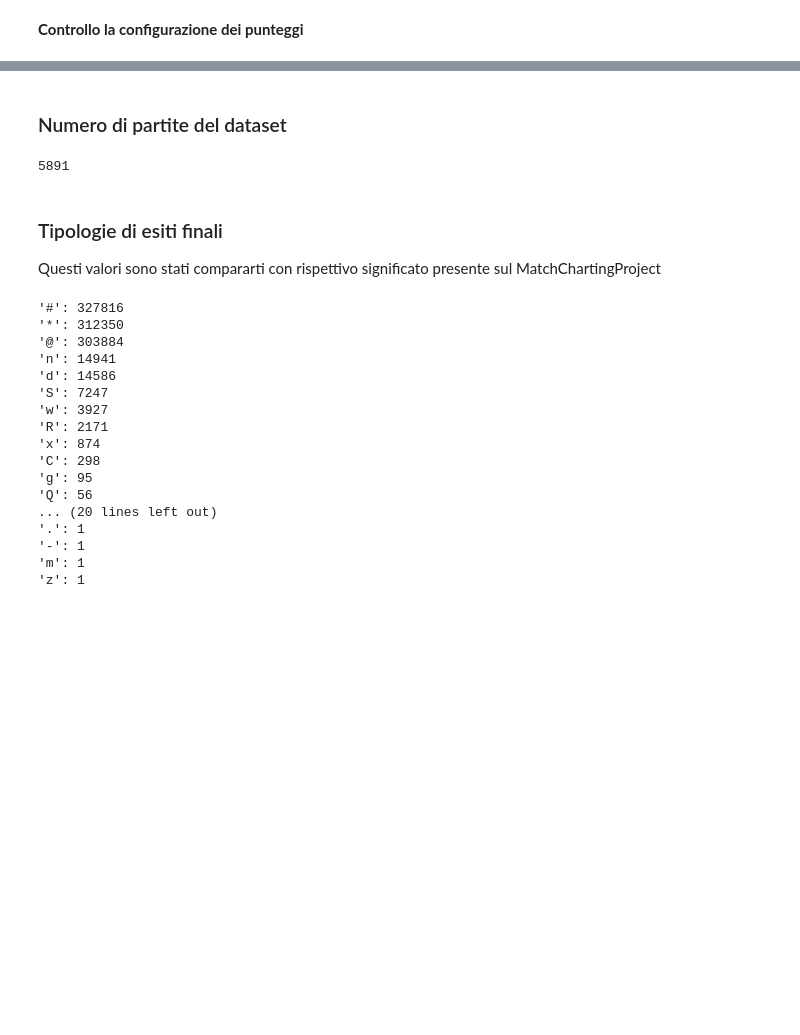
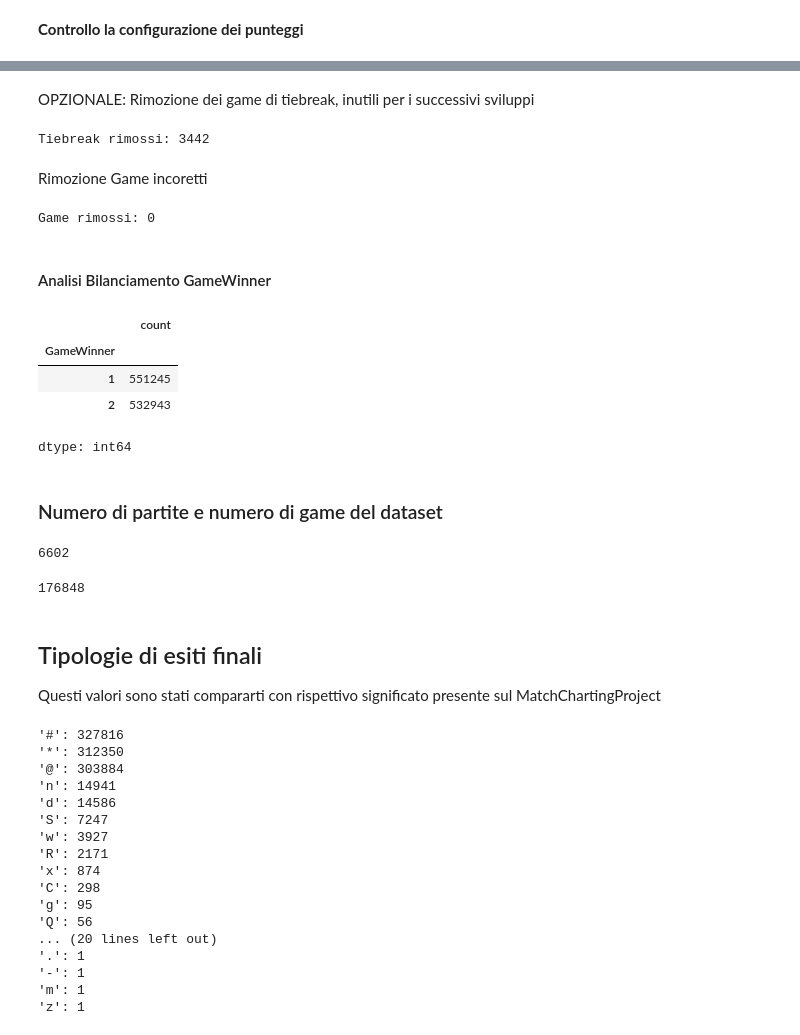
Before and after one commit to oraziotorre/MomentumShiftAI, a Jupyter notebook: TennisDataGenerator.ipynb, the cells around one changed output, grey strips where cells are left out. Drawn from its saved outputs; the diff is of its cells as text; code cells hidden in the pictures; blank space fills up the shorter version.

```diff
--- a/TennisDataGenerator.ipynb
+++ b/TennisDataGenerator.ipynb
@@ -541,12 +574,64 @@ Partite Rimosse causa configurazione errata dei punteggi: 111
+# %% [markdown]
+OPZIONALE: Rimozione dei game di tiebreak, inutili per i successivi sviluppi
+# %%
+# Maschera tiebreak SOLO se 6-6
+is_tiebreak = (dataset['Gm1'] == 6) & (dataset['Gm2'] == 6)
+
+gameid_rimossi = dataset.loc[is_tiebreak, 'GameID'].nunique()
+print(f"Tiebreak rimossi: {gameid_rimossi}")
+
+# Rimuovi le righe in cui è tiebreak
+dataset = dataset[~is_tiebreak].copy()
+# %% [output]
+Tiebreak rimossi: 3442
+# %% [markdown]
+Rimozione Game incoretti
+# %%
+# --- Ultime istanze per chiave ---
+ultime_game  = dataset.groupby('GameID').tail(1)   # per filtro Pt1/Pt2/GameWinner
+
+# --- FILTRO 1: Pt1, Pt2, GameWinner su ultime istanze per GameID ---
+filtrati_pt = ultime_game[(
+    ((ultime_game['Pt1'] == 3) & (ultime_game['Pt2'] <= 2) & (ultime_game['GameWinner'] == 2)) |
+    ((ultime_game['Pt1'] <= 2) & (ultime_game['Pt2'] == 3) & (ultime_game['GameWinner'] == 1)) |
+    ((ultime_game['Pt1'] == 4) & (ultime_game['Pt2'] == 3) & (ultime_game['GameWinner'] == 2)) |
+    ((ultime_game['Pt1'] == 3) & (ultime_game['Pt2'] == 4) & (ultime_game['GameWinner'] == 1)) |
+    ((ultime_game['Pt1'].isna()) | (ultime_game['Pt2'].isna()) )
+)]
+
+print(f"Game rimossi: {filtrati_pt.shape[0]}")
+
+# Rimuovi tutte le righe di dataset che hanno GameID in filtrati_pt
+dataset = dataset[~dataset['GameID'].isin(filtrati_pt['GameID'])]
+# %% [output]
+Game rimossi: 0
+# %% [markdown]
+#### Analisi Bilanciamento GameWinner
+# %%
+simboli_finali = dataset['GameWinner'].value_counts()
+
+simboli_finali
+# %% [output]
+|  | count |
+| GameWinner |  |
+| 1 | 551245 |
+| 2 | 532943 |
+dtype: int64
 # %% [markdown]
-### Numero di partite del dataset
+### Numero di partite e numero di game del dataset
+# %%
+dataset = dataset.rename(columns={'match_id': 'MatchID'})
+simboli_finali = dataset['MatchID'].nunique()
+simboli_finali
+# %% [output]
+6602
 # %%
-simboli_finali = dataset['match_id'].nunique()
+simboli_finali = dataset['GameID'].nunique()
 simboli_finali
 # %% [output]
-5891
+176848
 # %% [markdown]
-### Tipologie di esiti finali
+## Tipologie di esiti finali
 Questi valori sono stati compararti con rispettivo significato presente sul MatchChartingProject
 # %%
 simboli_finali = Counter()
```
Also changed, not shown: parts of 20 cells of this notebook.
